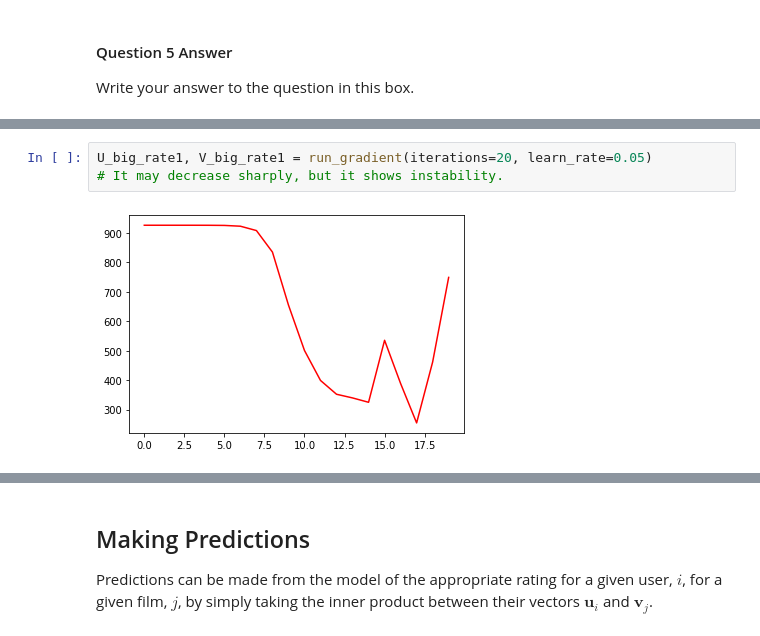
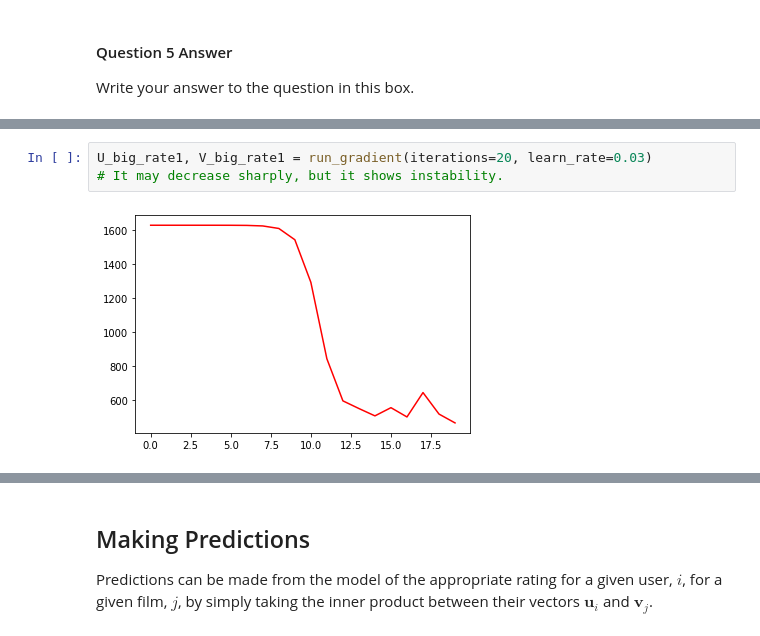
Before and after one commit to Lone5267/MLAI, a Jupyter notebook: Lab 2 - Objective Functions.ipynb, the cells around one changed output, grey strips where cells are left out. Saved outputs shown, nothing was run; the diff lists cells and outputs as text.

```diff
--- a/Lab 2 - Objective Functions.ipynb
+++ b/Lab 2 - Objective Functions.ipynb
@@ -323,8 +323,8 @@ U_big_iter, V_big_iter = run_gradient(iterations=100, learn_rate=0.01)
 # %%
-U_big_rate1, V_big_rate1 = run_gradient(iterations=20, learn_rate=0.05)
+U_big_rate1, V_big_rate1 = run_gradient(iterations=20, learn_rate=0.03)
 # It may decrease sharply, but it shows instability.
 # %% [output]
-[figure, old version]
+[figure, new version]
 # %%
 U_big_rate2, V_big_rate2 = run_gradient(iterations=20, learn_rate=0.5)
 # It may cause some problem about calculating.
```
Also changed, not shown: parts of 13 cells of this notebook.
